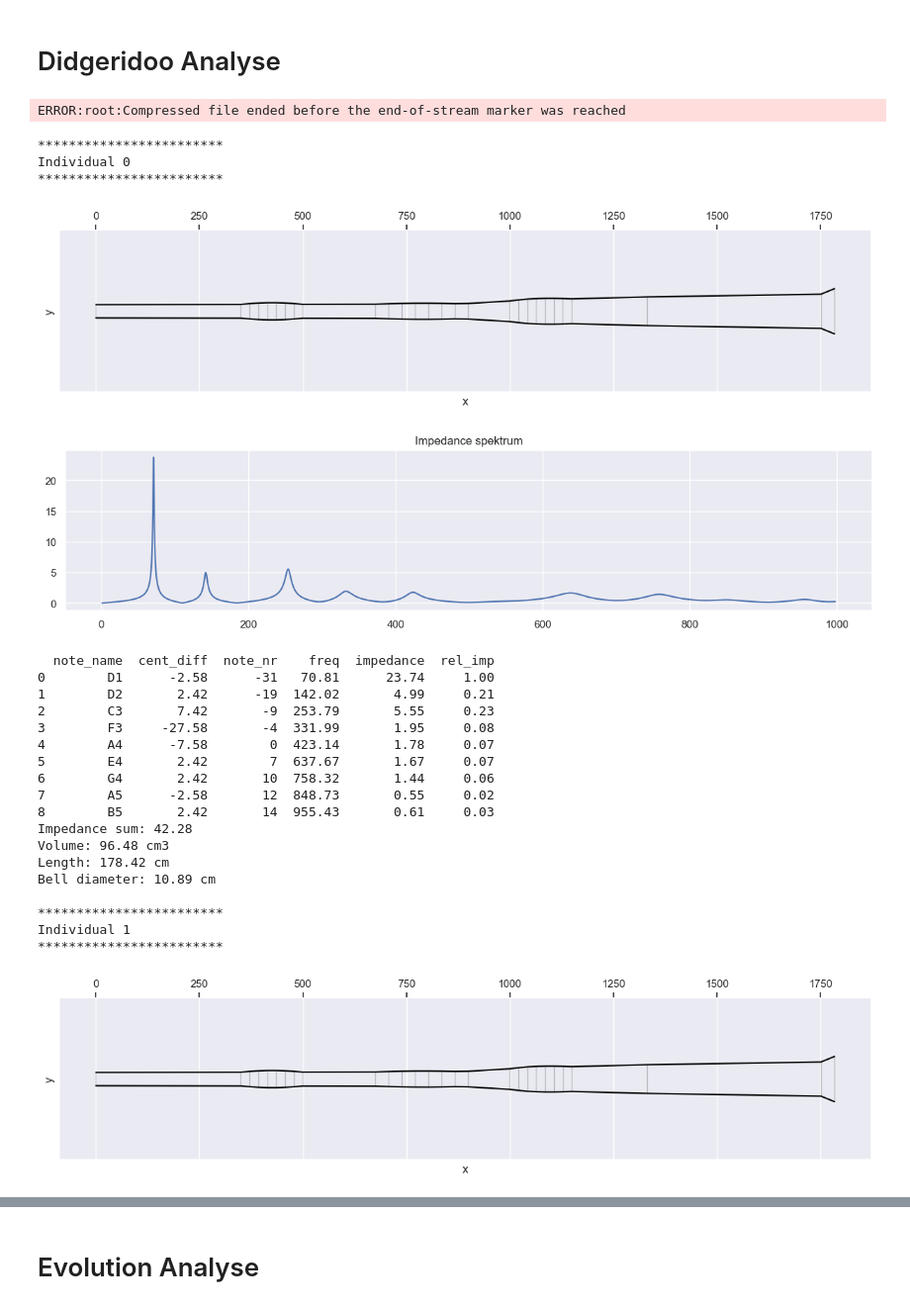
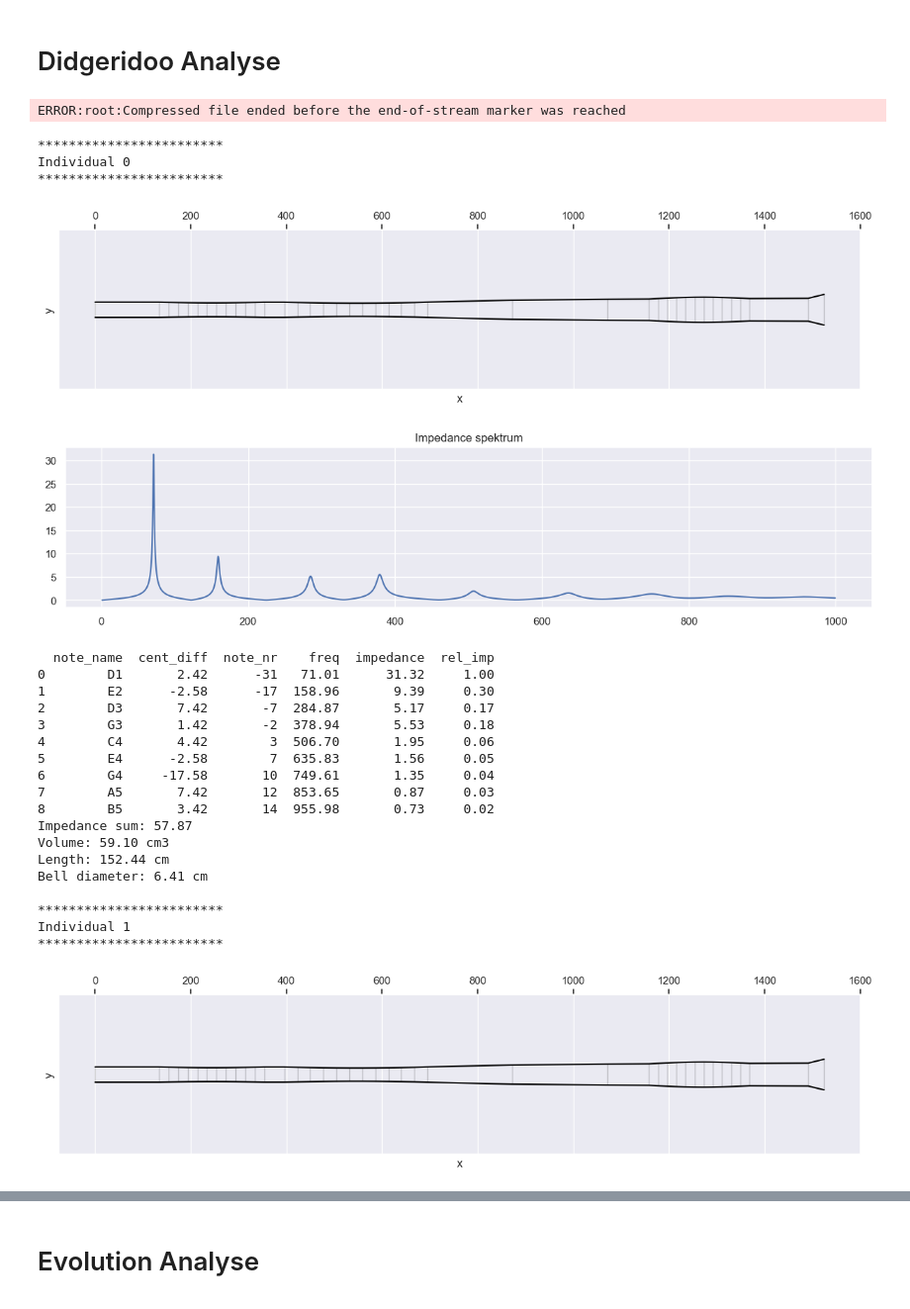
Before and after one commit to Didgitaldoo/didge-lab, a Jupyter notebook: src/experiments/arusha/eval_results.ipynb, the cells around one changed output, grey strips where cells are left out. Shown: that part at 99% size. Drawn from its saved outputs; the diff is of its cells as text; code cells hidden in the pictures.

Commit message:
update analysis, bugfix taganga and arusha

```diff
--- a/src/experiments/arusha/eval_results.ipynb
+++ b/src/experiments/arusha/eval_results.ipynb
@@ -17,34 +18,34 @@ from didgelab.analysis import *
 # Didgeridoo Analyse
 # %%
 folder = get_latest_evolution_folder()
-folder = "../../../saved_evolutions/2024-05-29T11-33-34_evolve_arusha"
+folder = "../../../saved_evolutions/2024-06-02T11-31-02_evolve_arusha"
 infile = os.path.join(folder, "population.json.gz")
 population = get_latest_population(infile)
 base_freq=425
 visualize_individuals(population["population"], n=3, base_freq=base_freq)
 # %% [output]
 ERROR:root:Compressed file ended before the end-of-stream marker was reached
 ************************
 Individual 0
 ************************
-[figure, old version]
+[figure, new version]
-[figure, old version]
+[figure, new version]
   note_name  cent_diff  note_nr    freq  impedance  rel_imp
-0        D1      -2.58      -31   70.81      23.74     1.00
-1        D2       2.42      -19  142.02       4.99     0.21
-2        C3       7.42       -9  253.79       5.55     0.23
-3        F3     -27.58       -4  331.99       1.95     0.08
-4        A4      -7.58        0  423.14       1.78     0.07
-5        E4       2.42        7  637.67       1.67     0.07
-6        G4       2.42       10  758.32       1.44     0.06
-7        A5      -2.58       12  848.73       0.55     0.02
-8        B5       2.42       14  955.43       0.61     0.03
-Impedance sum: 42.28
-Volume: 96.48 cm3
-Length: 178.42 cm
-Bell diameter: 10.89 cm
+0        D1       2.42      -31   71.01      31.32     1.00
+1        E2      -2.58      -17  158.96       9.39     0.30
+2        D3       7.42       -7  284.87       5.17     0.17
+3        G3       1.42       -2  378.94       5.53     0.18
+4        C4       4.42        3  506.70       1.95     0.06
+5        E4      -2.58        7  635.83       1.56     0.05
+6        G4     -17.58       10  749.61       1.35     0.04
+7        A5       7.42       12  853.65       0.87     0.03
+8        B5       3.42       14  955.98       0.73     0.02
+Impedance sum: 57.87
+Volume: 59.10 cm3
+Length: 152.44 cm
+Bell diameter: 6.41 cm
 
 ************************
 Individual 1
 ************************
-[figure, old version]
+[figure, new version]
```
Also changed, not shown: parts of 4 cells of this notebook, 3 other files.
